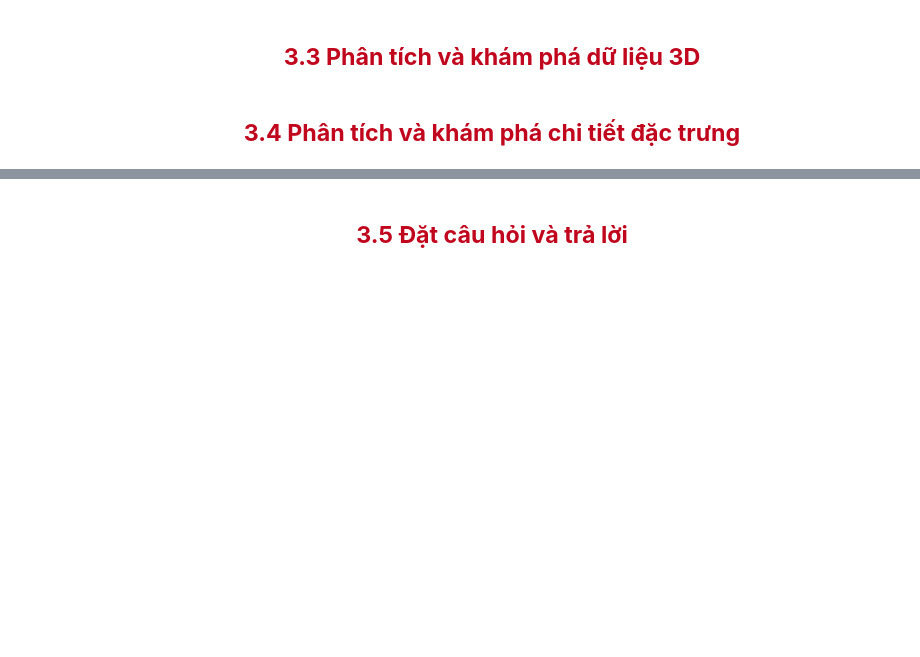
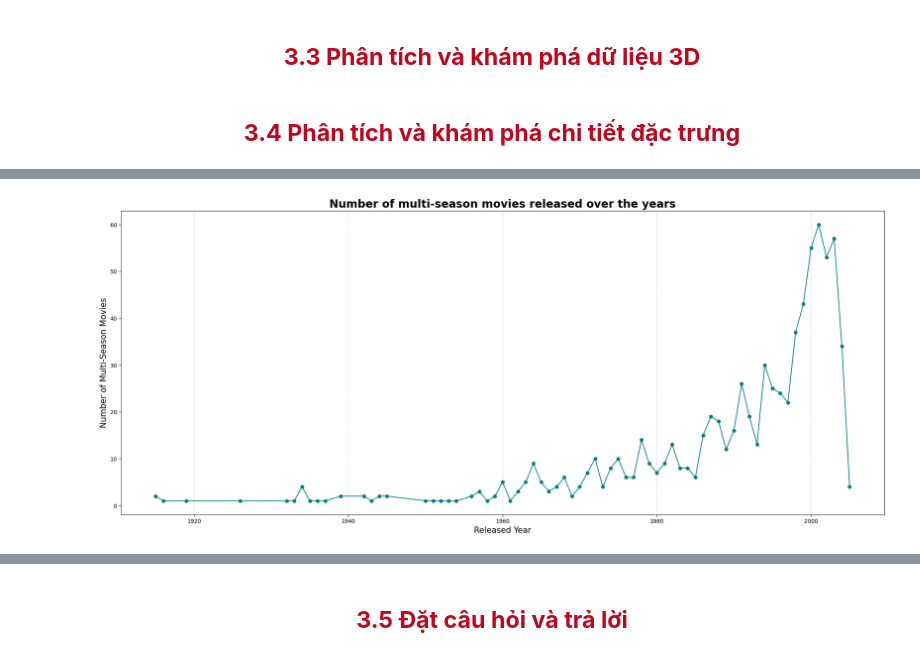
Before and after one commit to kolee1902/Data_Visualization_Lab02-Netflix, a Jupyter notebook: source/21127104_21127129.ipynb, the cells around one changed output, grey strips where cells are left out. Drawn from its saved outputs; the diff is of its cells as text; code cells hidden in the pictures; blank space fills up the shorter version.

```diff
--- a/source/21127104_21127129.ipynb
+++ b/source/21127104_21127129.ipynb
@@ -511,0 +586,10 @@ sns.barplot(data=movie_df, x='Name', y='Year',errorbar=None, color = '#58A399');
+# %%
+# Tạo DataFrame
+df = pd.DataFrame.from_dict(movie_dict, orient='index', columns=['Số mùa', 'Năm phát hành đầu tiên'])
+
+# Bỏ cột index
+df = df.reset_index()
+df.columns = ['Tên phim', 'Số mùa', 'Năm phát hành đầu tiên']  # Đổi tên cột index thành 'Name'
+
+# Hiển thị DataFrame
+df.sort_values(by='Số mùa', ascending=False).head(10)
@@ -511,0 +655,14 @@ sns.barplot(data=movie_df, x='Name', y='Year',errorbar=None, color = '#58A399');
+# %%
+# Gom nhóm theo năm và đếm số lượng phim có số mùa lớn hơn 1
+grouped = df[df['Số mùa'] > 1].groupby('Năm phát hành đầu tiên').size().reset_index(name='Số lượng phim')
+
+# Trực quan hóa bằng biểu đồ đường
+plt.figure(figsize=(25,10))
+plt.plot(grouped['Năm phát hành đầu tiên'], grouped['Số lượng phim'], marker='o', linestyle='-', color= "#008080")
+plt.xlabel('Released Year', fontsize = 15)
+plt.ylabel('Number of Multi-Season Movies', fontsize = 15)
+plt.title('Number of multi-season movies released over the years', fontsize = 20, weight='bold')
+plt.grid(color='#95a5a6', linestyle='--', linewidth=1, axis='x', alpha=0.4)
+plt.show()
+# %% [output]
+[figure, added]
```
Also changed, not shown: parts of 11 cells of this notebook.
